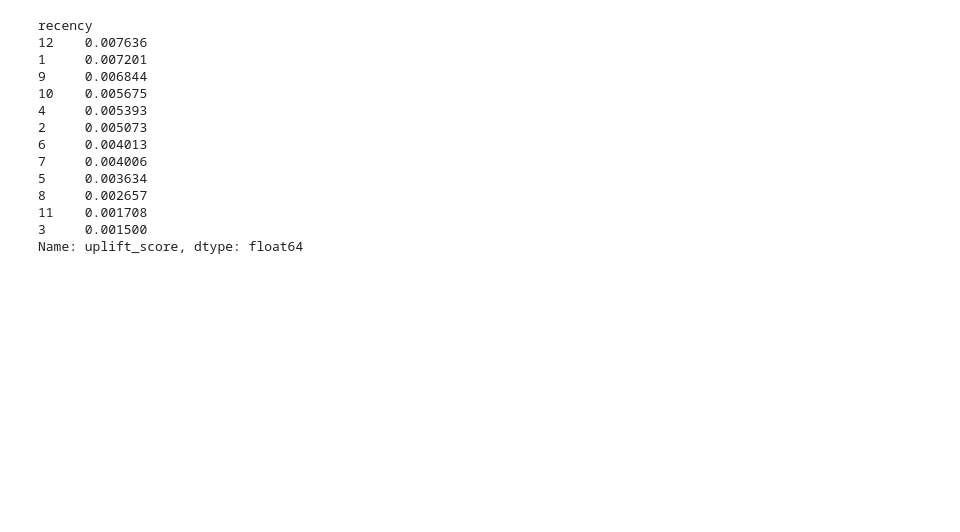
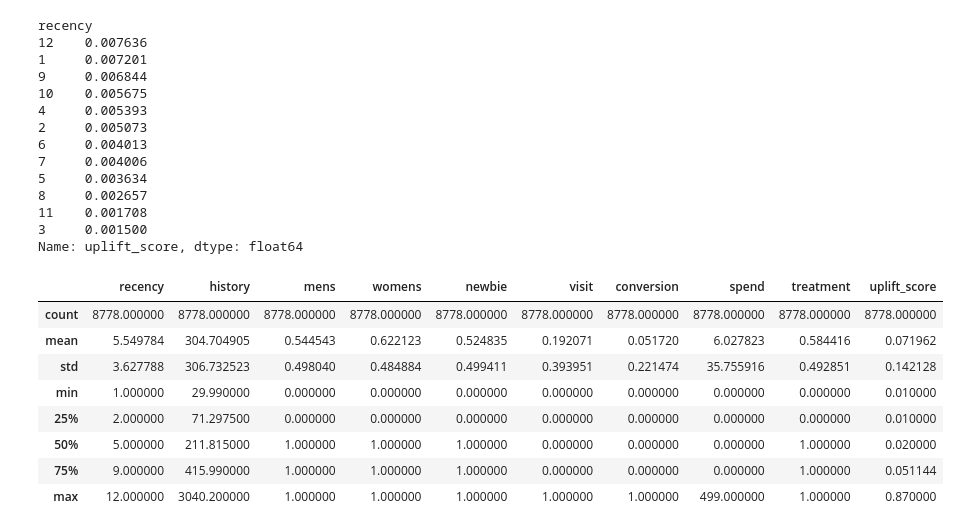
Before and after one commit to tejfaster/Email-marketing-Uplift-Model, a Jupyter notebook: notebooks/01_ab_test_analysis.ipynb, the cells around one changed output. Drawn from its saved outputs; the diff is of its cells as text; code cells hidden in the pictures; blank space fills up the shorter version.

```diff
--- a/notebooks/01_ab_test_analysis.ipynb
+++ b/notebooks/01_ab_test_analysis.ipynb
@@ -395,4 +395,15 @@ recency
 Name: uplift_score, dtype: float64
 # %%
 threshold = uplift_df["uplift_score"].quantile(0.90)
-top_customers = uplift_df[uplift_df["upli"]]
+top_customers = uplift_df[uplift_df["uplift_score"] >= threshold]
+top_customers.describe()
+# %% [output]
+|  | recency | history | mens | womens | newbie | visit | conversion | spend | treatment | uplift_score |
+| count | 8778.000000 | 8778.000000 | 8778.000000 | 8778.000000 | 8778.000000 | 8778.000000 | 8778.000000 | 8778.000000 | 8778.000000 | 8778.000000 |
+| mean | 5.549784 | 304.704905 | 0.544543 | 0.622123 | 0.524835 | 0.192071 | 0.051720 | 6.027823 | 0.584416 | 0.071962 |
+| std | 3.627788 | 306.732523 | 0.498040 | 0.484884 | 0.499411 | 0.393951 | 0.221474 | 35.755916 | 0.492851 | 0.142128 |
+| min | 1.000000 | 29.990000 | 0.000000 | 0.000000 | 0.000000 | 0.000000 | 0.000000 | 0.000000 | 0.000000 | 0.010000 |
+| 25% | 2.000000 | 71.297500 | 0.000000 | 0.000000 | 0.000000 | 0.000000 | 0.000000 | 0.000000 | 0.000000 | 0.010000 |
+| 50% | 5.000000 | 211.815000 | 1.000000 | 1.000000 | 1.000000 | 0.000000 | 0.000000 | 0.000000 | 1.000000 | 0.020000 |
+| 75% | 9.000000 | 415.990000 | 1.000000 | 1.000000 | 1.000000 | 0.000000 | 0.000000 | 0.000000 | 1.000000 | 0.051144 |
+| max | 12.000000 | 3040.200000 | 1.000000 | 1.000000 | 1.000000 | 1.000000 | 1.000000 | 499.000000 | 1.000000 | 0.870000 |
```
Also changed, not shown: parts of 9 cells of this notebook.
